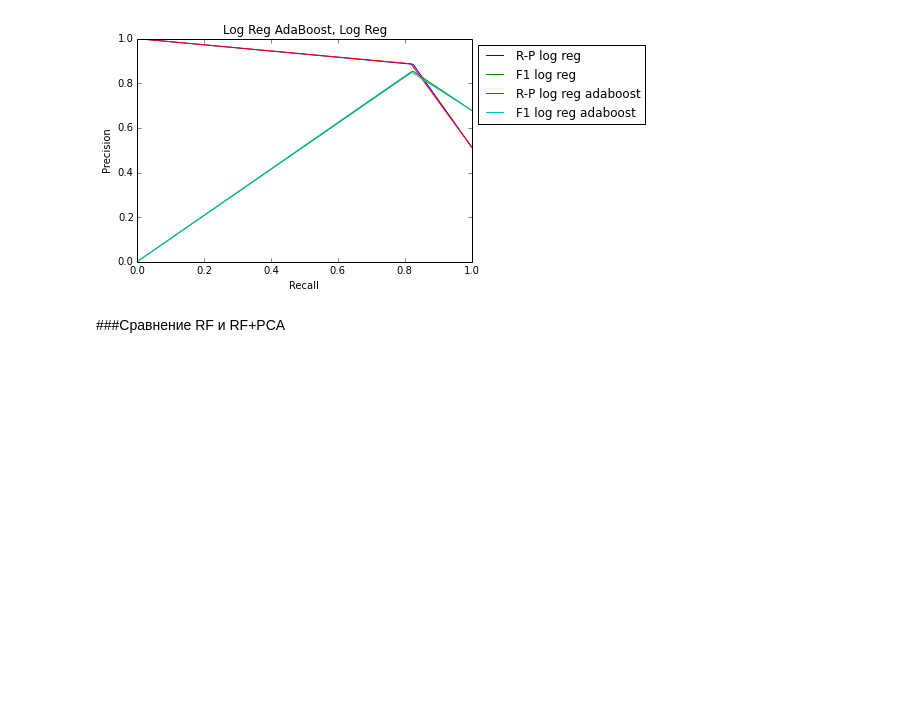
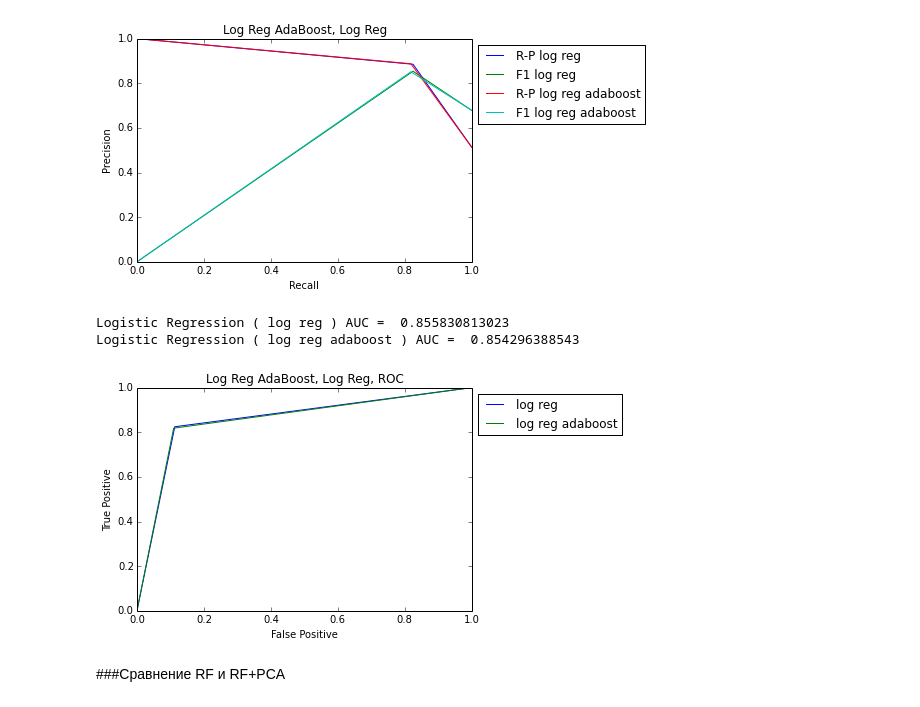
Before and after one commit to ermakovpetr/posneg, a Jupyter notebook: main.ipynb, the cells around one changed output. Drawn from its saved outputs; the diff is of its cells as text; code cells hidden in the pictures; blank space fills up the shorter version.

```diff
--- a/main.ipynb
+++ b/main.ipynb
@@ -100,6 +100,13 @@ def roc_curve(title, Y_test, predicted, label='?'):
     plot.xlabel('False Positive'); plot.ylabel('True Positive'); plot.title(title)
     plot.legend(bbox_to_anchor=(1, 1), loc=2); plot.xlim([0.0, 1.0]); plot.ylim([0.0, 1]);
     print 'Logistic Regression (', label, ') AUC = ', metrics.auc(fpr, tpr)
+
+def roc_no_proba_curve(title, Y_test, predicted, label='?'):
+    fpr, tpr, _ = metrics.roc_curve(Y_test, predicted[:])
+    plot.plot(fpr, tpr, label=label);
+    plot.xlabel('False Positive'); plot.ylabel('True Positive'); plot.title(title)
+    plot.legend(bbox_to_anchor=(1, 1), loc=2); plot.xlim([0.0, 1.0]); plot.ylim([0.0, 1]);
+    print 'Logistic Regression (', label, ') AUC = ', metrics.auc(fpr, tpr)
 # %% [markdown]
 ###Логистическая регрессия
 # %%
@@ -169,6 +183,13 @@ rp_no_proba_curve('Log Reg AdaBoost, Log Reg', Y_test, predicted_logreg, label='
 rp_no_proba_curve('Log Reg AdaBoost, Log Reg', Y_test, predicted_logreg_adaboost, label='log reg adaboost')
 # %% [output]
 [figure]
+# %%
+roc_no_proba_curve('Log Reg AdaBoost, Log Reg, ROC', Y_test, predicted_logreg, label='log reg')
+roc_no_proba_curve('Log Reg AdaBoost, Log Reg, ROC', Y_test, predicted_logreg_adaboost, label='log reg adaboost')
+# %% [output]
+Logistic Regression ( log reg ) AUC =  0.855830813023
+Logistic Regression ( log reg adaboost ) AUC =  0.854296388543
+[figure, added]
 # %% [markdown]
 ###Сравнение RF и RF+PCA
 # %%
```
Also changed, not shown: parts of 1 cell of this notebook.
